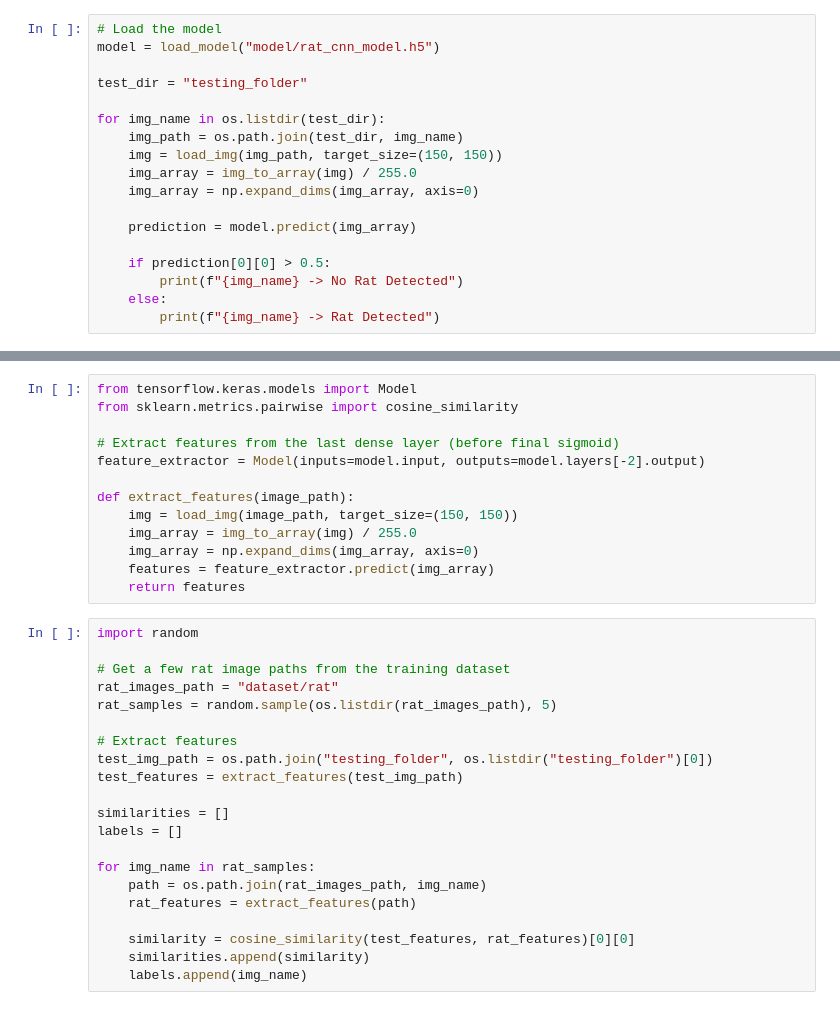
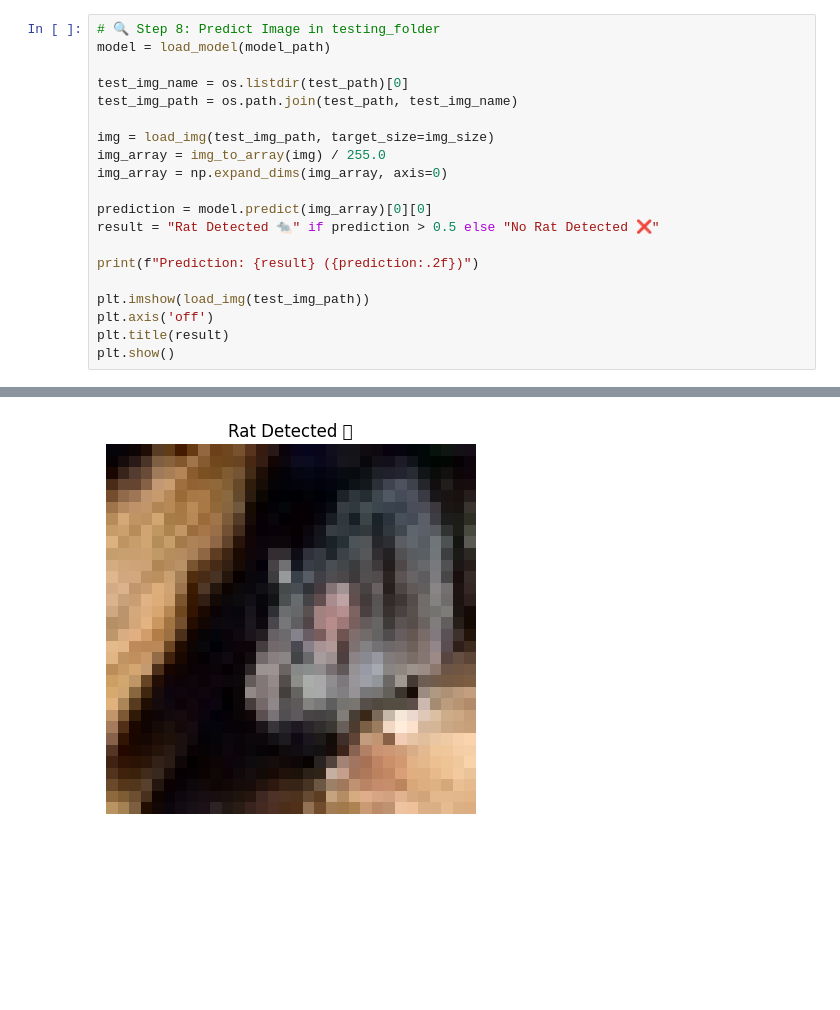
Before and after one commit to zainlatif/Rat_Detection_CNN_image, a Jupyter notebook: rat_detection.ipynb, the cells around one changed output, grey strips where cells are left out. Saved outputs shown, nothing was run; the diff lists cells and outputs as text; blank space fills up the shorter version.

```diff
--- a/rat_detection.ipynb
+++ b/rat_detection.ipynb
@@ -52,18 +125,21 @@ model.save("model/rat_cnn_model.h5")
 # %%
-# Load the model
-model = load_model("model/rat_cnn_model.h5")
+# 🔍 Step 8: Predict Image in testing_folder
+model = load_model(model_path)
 
-test_dir = "testing_folder"
+test_img_name = os.listdir(test_path)[0]
+test_img_path = os.path.join(test_path, test_img_name)
 
-for img_name in os.listdir(test_dir):
-    img_path = os.path.join(test_dir, img_name)
-    img = load_img(img_path, target_size=(150, 150))
-    img_array = img_to_array(img) / 255.0
-    img_array = np.expand_dims(img_array, axis=0)
+img = load_img(test_img_path, target_size=img_size)
+img_array = img_to_array(img) / 255.0
+img_array = np.expand_dims(img_array, axis=0)
 
-    prediction = model.predict(img_array)
+prediction = model.predict(img_array)[0][0]
+result = "Rat Detected 🐀" if prediction > 0.5 else "No Rat Detected ❌"
 
-    if prediction[0][0] > 0.5:
-        print(f"{img_name} -> No Rat Detected")
-    else:
-        print(f"{img_name} -> Rat Detected")
+print(f"Prediction: {result} ({prediction:.2f})")
+
+plt.imshow(load_img(test_img_path))
+plt.axis('off')
+plt.title(result)
+plt.show()
+# %% [output]
@@ -70,34 +148 @@ for img_name in os.listdir(test_dir):
+[figure, added]
-# %%
-from tensorflow.keras.models import Model
-from sklearn.metrics.pairwise import cosine_similarity
-
-# Extract features from the last dense layer (before final sigmoid)
-feature_extractor = Model(inputs=model.input, outputs=model.layers[-2].output)
-
-def extract_features(image_path):
-    img = load_img(image_path, target_size=(150, 150))
-    img_array = img_to_array(img) / 255.0
-    img_array = np.expand_dims(img_array, axis=0)
-    features = feature_extractor.predict(img_array)
-    return features
-# %%
-import random
-
-# Get a few rat image paths from the training dataset
-rat_images_path = "dataset/rat"
-rat_samples = random.sample(os.listdir(rat_images_path), 5)
-
-# Extract features
-test_img_path = os.path.join("testing_folder", os.listdir("testing_folder")[0])
-test_features = extract_features(test_img_path)
-
-similarities = []
-labels = []
-
-for img_name in rat_samples:
-    path = os.path.join(rat_images_path, img_name)
-    rat_features = extract_features(path)
-
-    similarity = cosine_similarity(test_features, rat_features)[0][0]
-    similarities.append(similarity)
-    labels.append(img_name)
```
Also changed, not shown: parts of 10 cells of this notebook, 3 other files.
